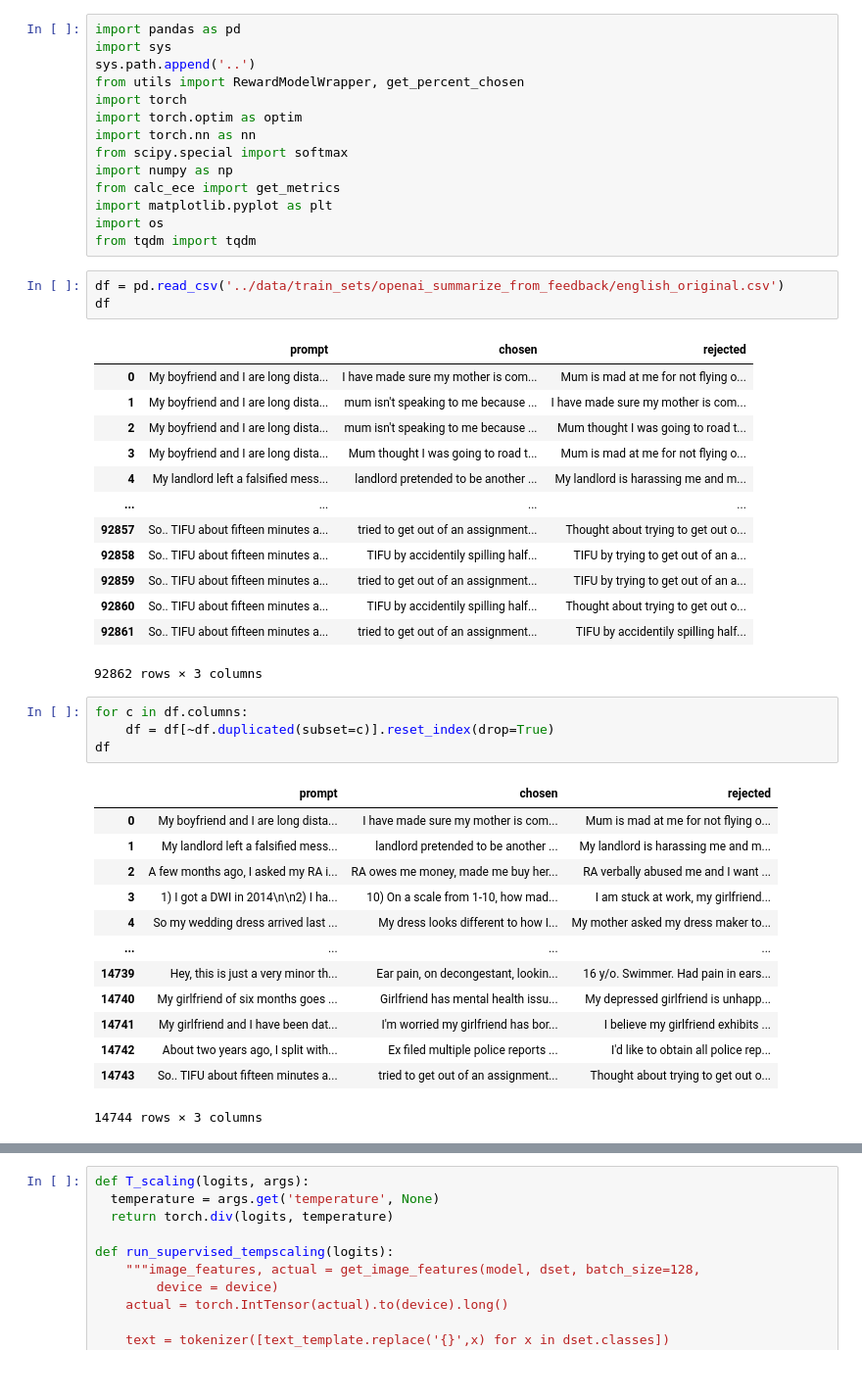
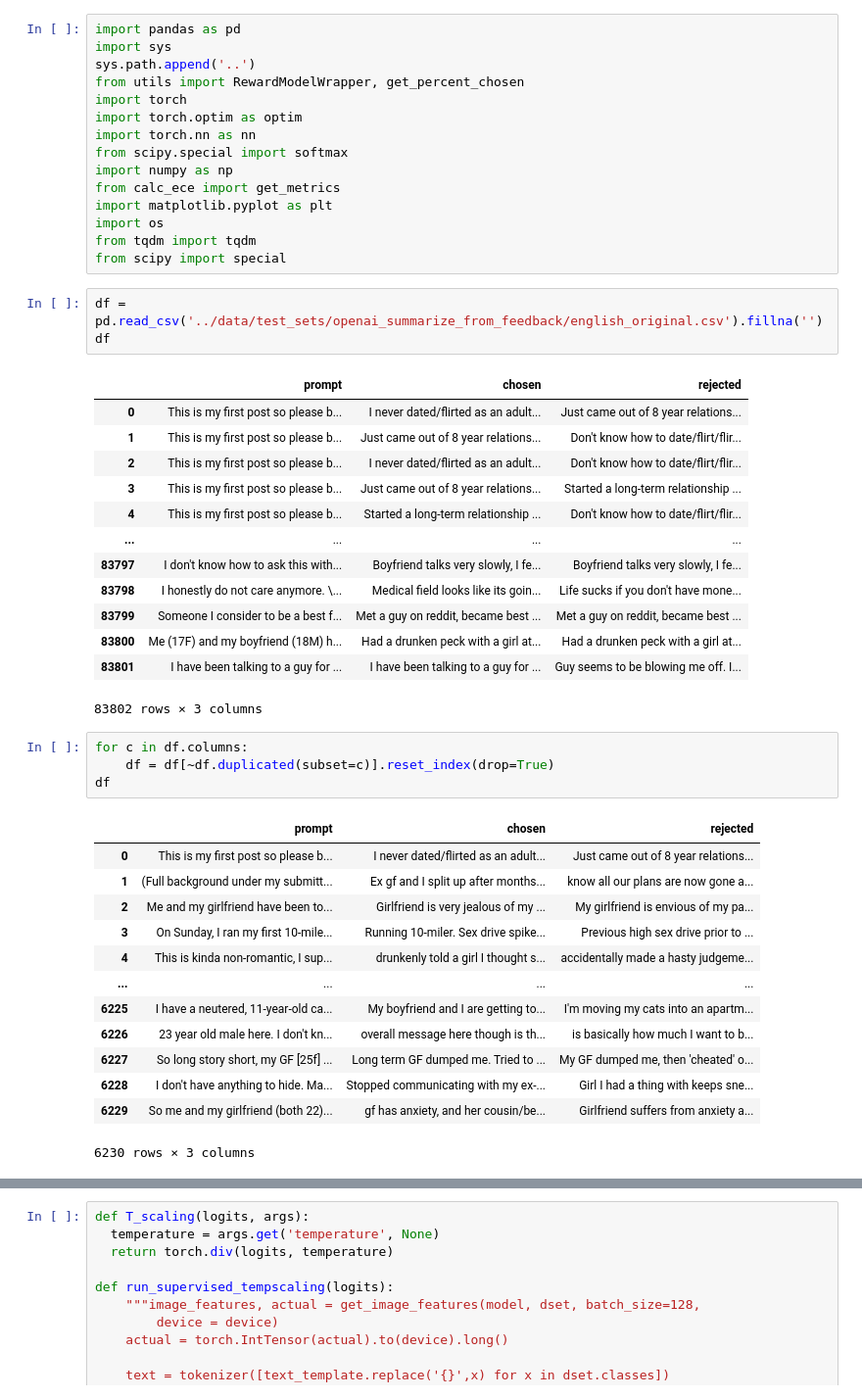
Before and after one commit to Pikus16/neurips2023_distshift, a Jupyter notebook: notebooks/temperature_calibration.ipynb, the cells around one changed output, grey strips where cells are left out. Shown at 98% size. Drawn from its saved outputs; the diff is of its cells as text.

```diff
--- a/notebooks/temperature_calibration.ipynb
+++ b/notebooks/temperature_calibration.ipynb
@@ -12,39 +12,40 @@ from calc_ece import get_metrics
 import matplotlib.pyplot as plt
 import os
 from tqdm import tqdm
+from scipy import special
 # %%
-df = pd.read_csv('../data/train_sets/openai_summarize_from_feedback/english_original.csv')
+df = pd.read_csv('../data/test_sets/openai_summarize_from_feedback/english_original.csv').fillna('')
 df
 # %% [output]
 |  | prompt | chosen | rejected |
-| 0 | My boyfriend and I are long dista... | I have made sure my mother is com... | Mum is mad at me for not flying o... |
-| 1 | My boyfriend and I are long dista... | mum isn't speaking to me because ... | I have made sure my mother is com... |
-| 2 | My boyfriend and I are long dista... | mum isn't speaking to me because ... | Mum thought I was going to road t... |
-| 3 | My boyfriend and I are long dista... | Mum thought I was going to road t... | Mum is mad at me for not flying o... |
-| 4 | My landlord left a falsified mess... | landlord pretended to be another ... | My landlord is harassing me and m... |
+| 0 | This is my first post so please b... | I never dated/flirted as an adult... | Just came out of 8 year relations... |
+| 1 | This is my first post so please b... | Just came out of 8 year relations... | Don't know how to date/flirt/flir... |
+| 2 | This is my first post so please b... | I never dated/flirted as an adult... | Don't know how to date/flirt/flir... |
+| 3 | This is my first post so please b... | Just came out of 8 year relations... | Started a long-term relationship ... |
+| 4 | This is my first post so please b... | Started a long-term relationship ... | Don't know how to date/flirt/flir... |
 | ... | ... | ... | ... |
-| 92857 | So.. TIFU about fifteen minutes a... | tried to get out of an assignment... | Thought about trying to get out o... |
-| 92858 | So.. TIFU about fifteen minutes a... | TIFU by accidentily spilling half... | TIFU by trying to get out of an a... |
-| 92859 | So.. TIFU about fifteen minutes a... | tried to get out of an assignment... | TIFU by trying to get out of an a... |
-| 92860 | So.. TIFU about fifteen minutes a... | TIFU by accidentily spilling half... | Thought about trying to get out o... |
-| 92861 | So.. TIFU about fifteen minutes a... | tried to get out of an assignment... | TIFU by accidentily spilling half... |
+| 83797 | I don't know how to ask this with... | Boyfriend talks very slowly, I fe... | Boyfriend talks very slowly, I fe... |
+| 83798 | I honestly do not care anymore. \... | Medical field looks like its goin... | Life sucks if you don't have mone... |
+| 83799 | Someone I consider to be a best f... | Met a guy on reddit, became best ... | Met a guy on reddit, became best ... |
+| 83800 | Me (17F) and my boyfriend (18M) h... | Had a drunken peck with a girl at... | Had a drunken peck with a girl at... |
+| 83801 | I have been talking to a guy for ... | I have been talking to a guy for ... | Guy seems to be blowing me off. I... |
-92862 rows × 3 columns
+83802 rows × 3 columns
 # %%
 for c in df.columns:
     df = df[~df.duplicated(subset=c)].reset_index(drop=True)
 df
 # %% [output]
 |  | prompt | chosen | rejected |
-| 0 | My boyfriend and I are long dista... | I have made sure my mother is com... | Mum is mad at me for not flying o... |
-| 1 | My landlord left a falsified mess... | landlord pretended to be another ... | My landlord is harassing me and m... |
-| 2 | A few months ago, I asked my RA i... | RA owes me money, made me buy her... | RA verbally abused me and I want ... |
-| 3 | 1) I got a DWI in 2014\n\n2) I ha... | 10) On a scale from 1-10, how mad... | I am stuck at work, my girlfriend... |
-| 4 | So my wedding dress arrived last ... | My dress looks different to how I... | My mother asked my dress maker to... |
+| 0 | This is my first post so please b... | I never dated/flirted as an adult... | Just came out of 8 year relations... |
+| 1 | (Full background under my submitt... | Ex gf and I split up after months... | know all our plans are now gone a... |
+| 2 | Me and my girlfriend have been to... | Girlfriend is very jealous of my ... | My girlfriend is envious of my pa... |
+| 3 | On Sunday, I ran my first 10-mile... | Running 10-miler. Sex drive spike... | Previous high sex drive prior to ... |
+| 4 | This is kinda non-romantic, I sup... | drunkenly told a girl I thought s... | accidentally made a hasty judgeme... |
 | ... | ... | ... | ... |
-| 14739 | Hey, this is just a very minor th... | Ear pain, on decongestant, lookin... | 16 y/o. Swimmer. Had pain in ears... |
-| 14740 | My girlfriend of six months goes ... | Girlfriend has mental health issu... | My depressed girlfriend is unhapp... |
-| 14741 | My girlfriend and I have been dat... | I'm worried my girlfriend has bor... | I believe my girlfriend exhibits ... |
-| 14742 | About two years ago, I split with... | Ex filed multiple police reports ... | I'd like to obtain all police rep... |
-| 14743 | So.. TIFU about fifteen minutes a... | tried to get out of an assignment... | Thought about trying to get out o... |
+| 6225 | I have a neutered, 11-year-old ca... | My boyfriend and I are getting to... | I'm moving my cats into an apartm... |
+| 6226 | 23 year old male here. I don't kn... | overall message here though is th... | is basically how much I want to b... |
+| 6227 | So long story short, my GF [25f] ... | Long term GF dumped me. Tried to ... | My GF dumped me, then 'cheated' o... |
+| 6228 | I don't have anything to hide. Ma... | Stopped communicating with my ex-... | Girl I had a thing with keeps sne... |
+| 6229 | So me and my girlfriend (both 22)... | gf has anxiety, and her cousin/be... | Girlfriend suffers from anxiety a... |
-14744 rows × 3 columns
+6230 rows × 3 columns
 # %%
```
Also changed, not shown: parts of 20 cells of this notebook.
